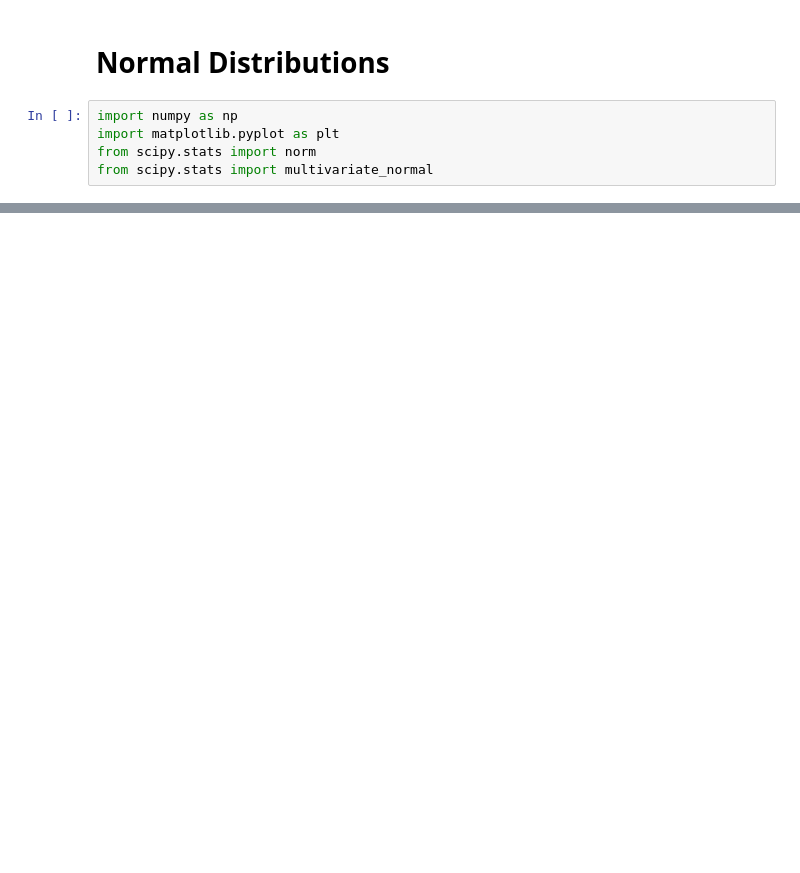
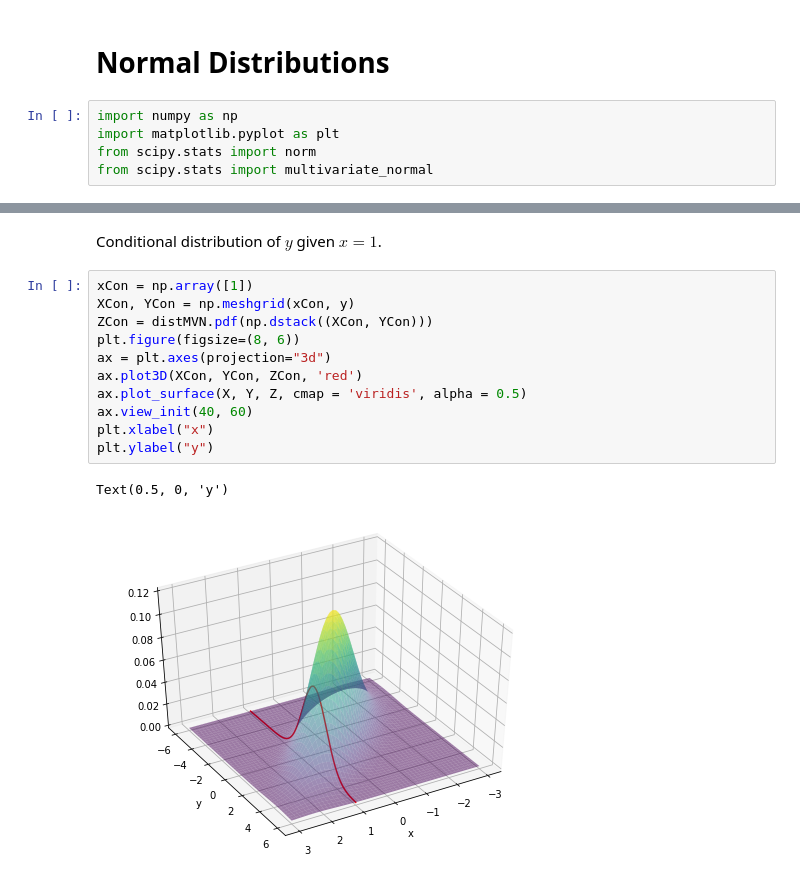
Before and after one commit to JCatwood/GPRTutorial, a Jupyter notebook: python-notebook/GPR-TAMIDS-2022S.ipynb, the cells around one changed output, grey strips where cells are left out. Cells and saved outputs as stored; diff of their text form; blank space fills up the shorter version.

```diff
--- a/python-notebook/GPR-TAMIDS-2022S.ipynb
+++ b/python-notebook/GPR-TAMIDS-2022S.ipynb
@@ -44,0 +51,16 @@ Text(0.5, 0, 'y')
+# %% [markdown]
+Conditional distribution of $y$ given $x = 1$.
+# %%
+xCon = np.array([1])
+XCon, YCon = np.meshgrid(xCon, y)
+ZCon = distMVN.pdf(np.dstack((XCon, YCon)))
+plt.figure(figsize=(8, 6))
+ax = plt.axes(projection="3d")
+ax.plot3D(XCon, YCon, ZCon, 'red')
+ax.plot_surface(X, Y, Z, cmap = 'viridis', alpha = 0.5)
+ax.view_init(40, 60)
+plt.xlabel("x")
+plt.ylabel("y")
+# %% [output]
+Text(0.5, 0, 'y')
+[figure, added]
```
Also changed, not shown: parts of 12 cells of this notebook.
